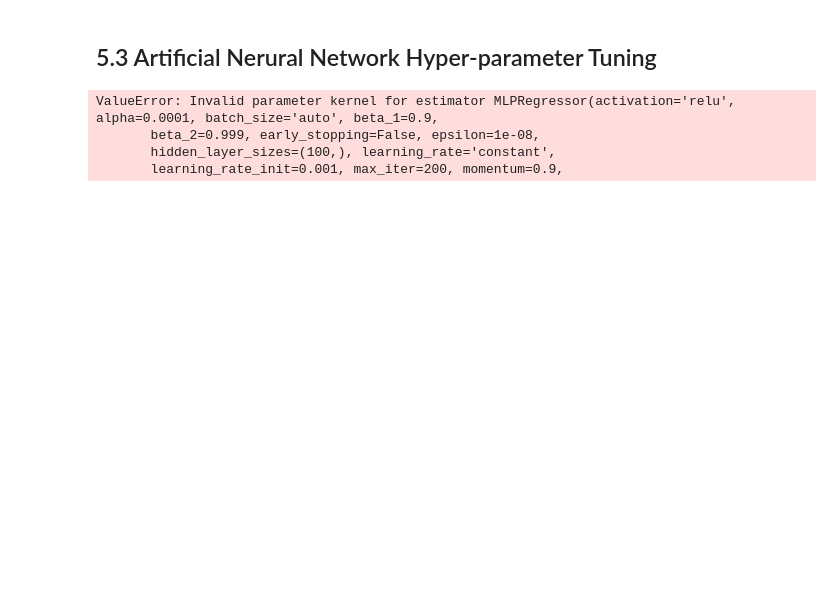
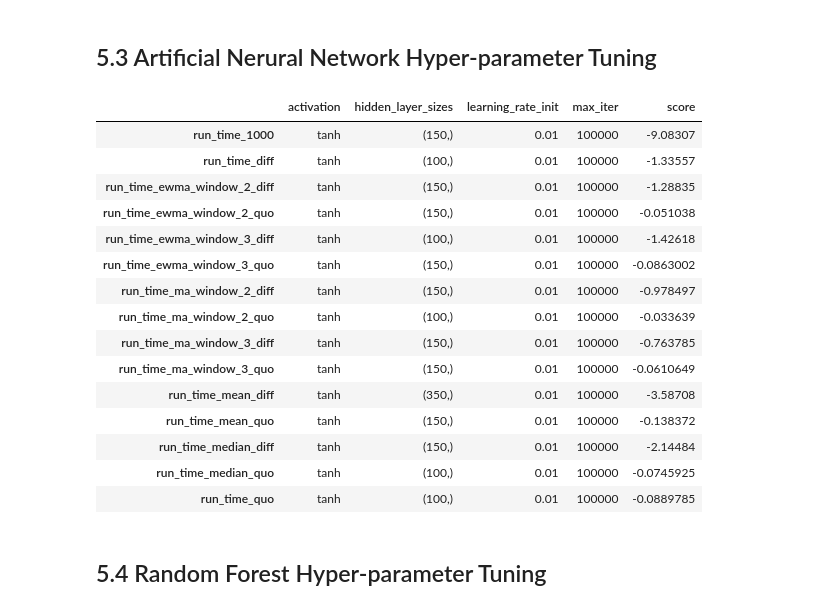
Before and after one commit to terryluzj/ba-fyp-sports-analytics, a Jupyter notebook: analysis/predictive/regression_models.ipynb, the cells around one changed output. Cells and saved outputs as stored; diff of their text form; code cells hidden in the pictures; blank space fills up the shorter version.

```diff
--- a/analysis/predictive/regression_models.ipynb
+++ b/analysis/predictive/regression_models.ipynb
@@ -213,16 +255,29 @@ sns.heatmap(value_df, annot=True, fmt='g', cmap='RdYlBu')
 # %% [markdown]
 ## 5.3 Artificial Nerural Network Hyper-parameter Tuning
 # %%
-scoring = {'rmse': rmse_score, 'r2': r_square_score}
-ann_tuned_parameters = [
-    {'kernel': ['relu', 'tanh'], 'learning_rate_init': [0.01, 0.001],
-     'max_iter': [100000], 'hidden_layer_sizes': [(50 ), (100, ), (150, ), (200, ), (250, ), (300, )]}
+ann_tuned_params = [
+    {'activation': ['relu', 'tanh'],
+     'learning_rate_init': [0.01, ],
+     'max_iter': [100000, ],
+     'hidden_layer_sizes': [(100, ), (150, ), (200, ), (250, ), (300, ), (350, )]}
 ]
-ann_grid_search = GridSearchCV(MLPRegressor(), ann_tuned_parameters, cv=5, scoring=scoring)
+get_best_model('ann', MLPRegressor, ann_tuned_params)
+# %% [output]
+|  | activation | hidden_layer_sizes | learning_rate_init | max_iter | score |
+| run_time_1000 | tanh | (150,) | 0.01 | 100000 | -9.08307 |
+| run_time_diff | tanh | (100,) | 0.01 | 100000 | -1.33557 |
+| run_time_ewma_window_2_diff | tanh | (150,) | 0.01 | 100000 | -1.28835 |
+| run_time_ewma_window_2_quo | tanh | (150,) | 0.01 | 100000 | -0.051038 |
+| run_time_ewma_window_3_diff | tanh | (100,) | 0.01 | 100000 | -1.42618 |
+| run_time_ewma_window_3_quo | tanh | (150,) | 0.01 | 100000 | -0.0863002 |
+| run_time_ma_window_2_diff | tanh | (150,) | 0.01 | 100000 | -0.978497 |
+| run_time_ma_window_2_quo | tanh | (100,) | 0.01 | 100000 | -0.033639 |
+| run_time_ma_window_3_diff | tanh | (150,) | 0.01 | 100000 | -0.763785 |
+| run_time_ma_window_3_quo | tanh | (150,) | 0.01 | 100000 | -0.0610649 |
+| run_time_mean_diff | tanh | (350,) | 0.01 | 100000 | -3.58708 |
+| run_time_mean_quo | tanh | (150,) | 0.01 | 100000 | -0.138372 |
+| run_time_median_diff | tanh | (150,) | 0.01 | 100000 | -2.14484 |
+| run_time_median_quo | tanh | (100,) | 0.01 | 100000 | -0.0745925 |
+| run_time_quo | tanh | (100,) | 0.01 | 100000 | -0.0889785 |
-# %%
-ann_grid_search.fit(mc.X_train, mc.y_train)
-# %% [output]
-ValueError: Invalid parameter kernel for estimator MLPRegressor(activation='relu', alpha=0.0001, batch_size='auto', beta_1=0.9,
-       beta_2=0.999, early_stopping=False, epsilon=1e-08,
-       hidden_layer_sizes=(100,), learning_rate='constant',
-       learning_rate_init=0.001, max_iter=200, momentum=0.9,
+# %% [markdown]
+## 5.4 Random Forest Hyper-parameter Tuning
```
Also changed, not shown: parts of 8 cells of this notebook, 1 other file.
